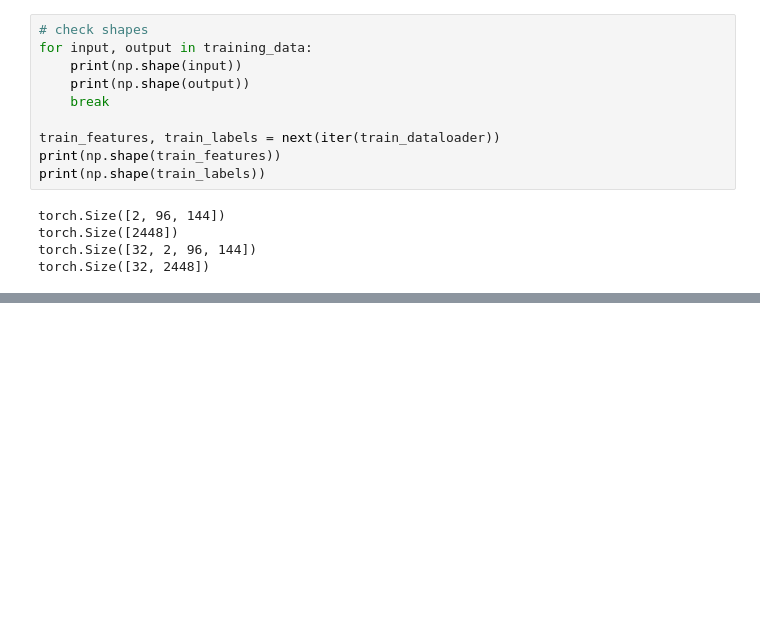
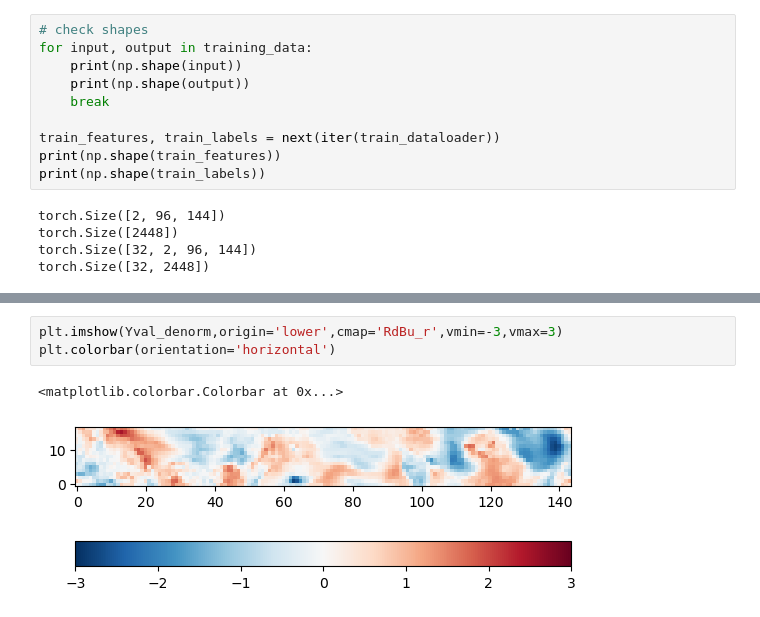
Before and after one commit to kjmayer/S2SPred-EarthSystem, a Jupyter notebook: train.ipynb, the cells around one changed output, grey strips where cells are left out. Cells and saved outputs as stored; diff of their text form; blank space fills up the shorter version.

```diff
--- a/train.ipynb
+++ b/train.ipynb
@@ -203,0 +271,6 @@ print(preds)
+# %%
+plt.imshow(Yval_denorm,origin='lower',cmap='RdBu_r',vmin=-3,vmax=3)
+plt.colorbar(orientation='horizontal')
+# %% [output]
+<matplotlib.colorbar.Colorbar at 0x...>
+[figure, added]
```
Also changed, not shown: parts of 16 cells of this notebook, 3 other files.
